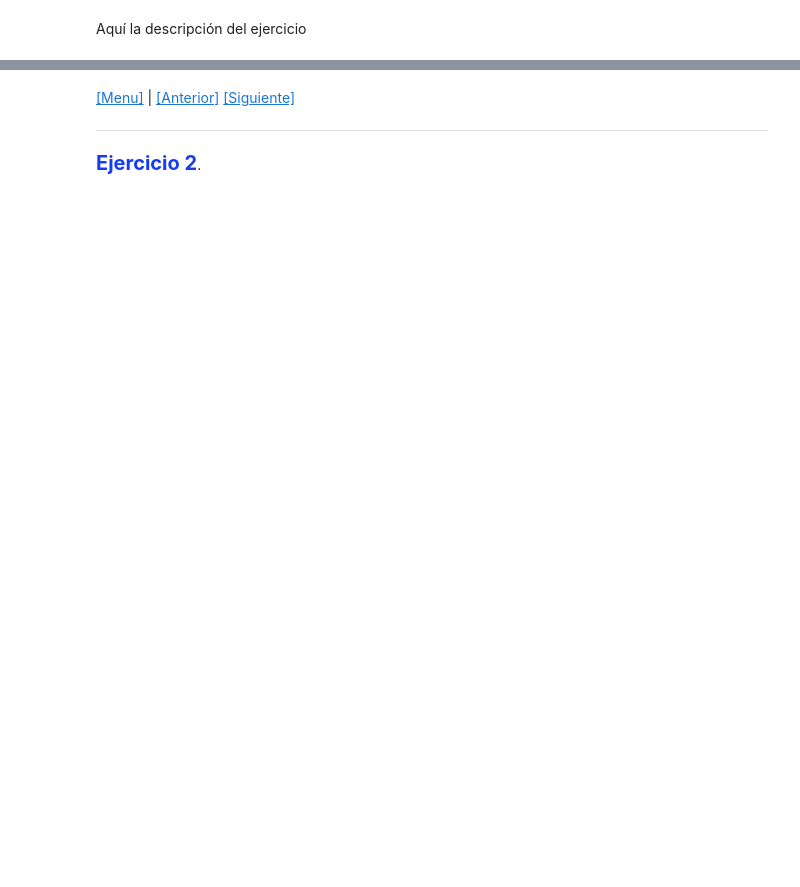
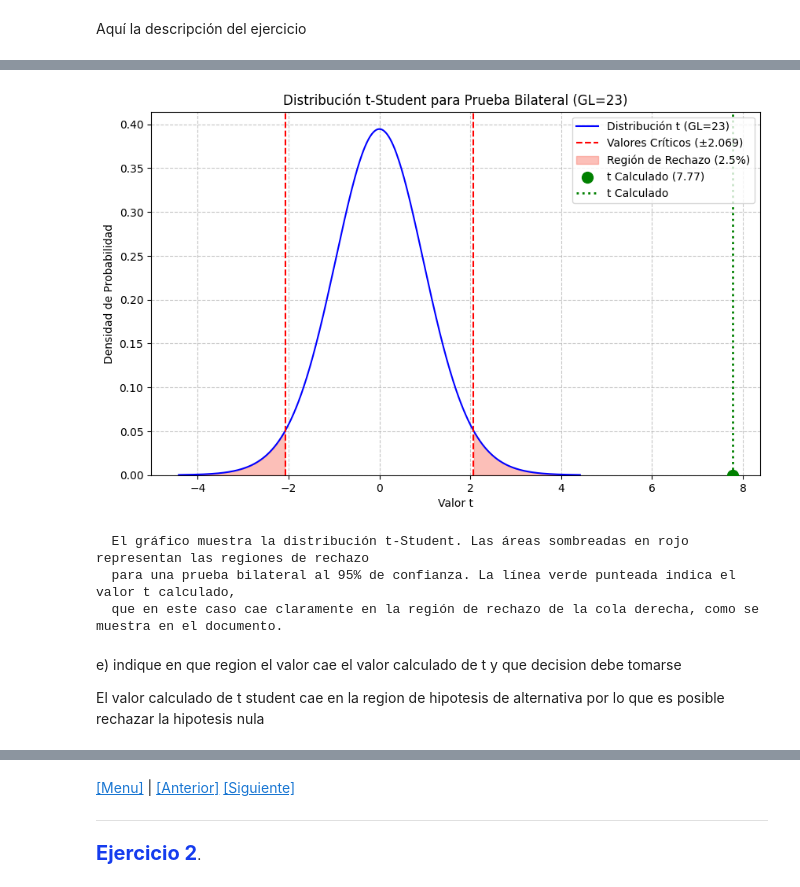
Before and after one commit to FerGonzaga/EjerciciosT4, a Jupyter notebook: t-student.ipynb, the cells around one changed output, grey strips where cells are left out. Drawn from its saved outputs; the diff is of its cells as text; code cells hidden in the pictures; blank space fills up the shorter version.

```diff
--- a/t-student.ipynb
+++ b/t-student.ipynb
@@ -28,0 +76,70 @@ Aquí el código
+# %%
+import numpy as np
+from scipy import stats
+import matplotlib.pyplot as plt # Importamos matplotlib para graficar
+
+# --- Datos para el gráfico (tomados del análisis del inciso d de la imagen) ---
+grados_libertad = 23 # GL usado en la imagen para el valor crítico
+nivel_confianza = 0.95
+alfa = 1 - nivel_confianza
+alfa_medios = alfa / 2
+
+# Valores críticos de t de la tabla (para la prueba bilateral)
+valor_t_critico_positivo = stats.t.ppf(1 - alfa_medios, grados_libertad)
+valor_t_critico_negativo = -valor_t_critico_positivo
+
+# Valor t calculado (el 7.77 que la imagen usa para la decisión)
+valor_t_calculado_para_decision = 7.77
+
+x = np.linspace(stats.t.ppf(0.0001, grados_libertad),
+                stats.t.ppf(0.9999, grados_libertad), 500)
+
+# Valores de la función de densidad de probabilidad (PDF) para la distribución t
+pdf_t = stats.t.pdf(x, grados_libertad)
+
+plt.figure(figsize=(10, 6)) # Tamaño de la figura
+plt.plot(x, pdf_t, label=f'Distribución t (GL={grados_libertad})', color='blue') # Curva t
+
+# Dibujar las líneas para los valores críticos
+plt.axvline(valor_t_critico_positivo, color='red', linestyle='--', label='Valores Críticos (±2.069)')
+plt.axvline(valor_t_critico_negativo, color='red', linestyle='--')
+
+# Rellenar las regiones de rechazo
+# Cola izquierda
+x_rechazo_neg = x[x <= valor_t_critico_negativo]
+plt.fill_between(x_rechazo_neg, 0, stats.t.pdf(x_rechazo_neg, grados_libertad), color='salmon', alpha=0.5, label='Región de Rechazo (2.5%)')
+
+# Cola derecha
+x_rechazo_pos = x[x >= valor_t_critico_positivo]
+plt.fill_between(x_rechazo_pos, 0, stats.t.pdf(x_rechazo_pos, grados_libertad), color='salmon', alpha=0.5)
+
+# Marcar el valor t calculado
+plt.scatter(valor_t_calculado_para_decision, 0, color='green', s=100, zorder=5, label=f't Calculado ({valor_t_calculado_para_decision:.2f})')
+plt.axvline(valor_t_calculado_para_decision, color='green', linestyle=':', linewidth=2, label=f't Calculado')
+
+
+# Etiquetas y título
+plt.title(f'Distribución t-Student para Prueba Bilateral (GL={grados_libertad})')
+plt.xlabel('Valor t')
+plt.ylabel('Densidad de Probabilidad')
+plt.legend()
+plt.grid(True, linestyle='--', alpha=0.7)
+plt.axhline(0, color='black', linewidth=0.5) # Eje x en cero
+
+# Ajustar límites del eje y para asegurar que la "cola" del t_calculado sea visible si está muy lejos
+plt.ylim(bottom=0)
+
+plt.show() # Mostrar el gráfico
+
+print("\n  El gráfico muestra la distribución t-Student. Las áreas sombreadas en rojo representan las regiones de rechazo")
+print("  para una prueba bilateral al 95% de confianza. La línea verde punteada indica el valor t calculado,")
+print("  que en este caso cae claramente en la región de rechazo de la cola derecha, como se muestra en el documento.")
+# %% [output]
+[figure, added]
+  El gráfico muestra la distribución t-Student. Las áreas sombreadas en rojo representan las regiones de rechazo
+  para una prueba bilateral al 95% de confianza. La línea verde punteada indica el valor t calculado,
+  que en este caso cae claramente en la región de rechazo de la cola derecha, como se muestra en el documento.
+# %% [markdown]
+e) indique en que region el valor cae el valor calculado de t y que decision debe tomarse
+
+El valor calculado de t student cae en la region de hipotesis de alternativa por lo que es posible rechazar la hipotesis nula
```
Also changed, not shown: parts of 17 cells of this notebook.
